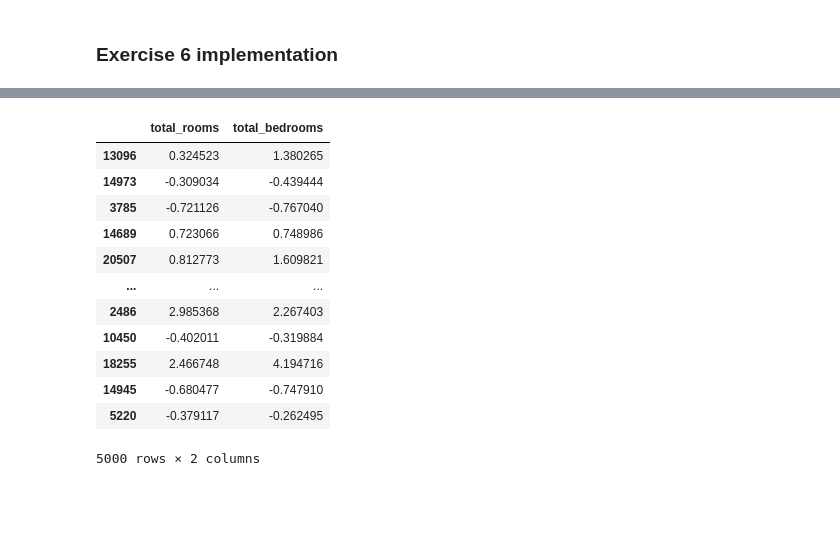
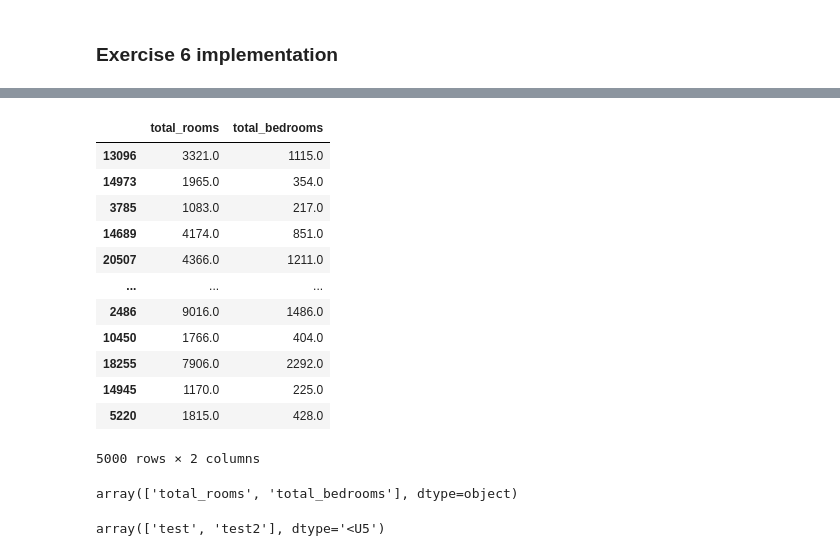
Before and after one commit to MiquelMarinoEspinosa/handson-ml3, a Jupyter notebook: 02_exercises.ipynb, the cells around one changed output, grey strips where cells are left out. Saved outputs shown, nothing was run; the diff lists cells and outputs as text; code cells hidden in the pictures; blank space fills up the shorter version.

Commit message:
fine tune my standard scaler

```diff
--- a/02_exercises.ipynb
+++ b/02_exercises.ipynb
@@ -2119,30 +2114,43 @@ class MyStandardScalerClone(BaseEstimator, TransformerMixin):
         return self
 
     def transform(self, X):
-        return (X - X.mean()) / X.std()
+        return (X - self.mean_) / self.std_
 
     def inverse_transform(self, X):
-        return (X + X.mean()) * X.std()
+        return (X * self.std_) + self.mean_
 
     def get_feature_names_out(self, input_features=None):
+        if not input_features:
+            return self.features_in_
         if self.features_in_.size > 0:
-            if self.features_in_.size == input_features.size:
-                return np.array(input_features)
+            input_features_np = np.array(input_features)
+            if self.features_in_.size == input_features_np.size:
+                return input_features_np
         return self.features_in_
-
-my_standard_scaler_clone = MyStandardScalerClone()
-my_standard_scaler_clone.fit_transform(housing_svr[['total_rooms', 'total_bedrooms']])
-# %% [output]
-|  | total_rooms | total_bedrooms |
-| 13096 | 0.324523 | 1.380265 |
-| 14973 | -0.309034 | -0.439444 |
-| 3785 | -0.721126 | -0.767040 |
-| 14689 | 0.723066 | 0.748986 |
-| 20507 | 0.812773 | 1.609821 |
-| ... | ... | ... |
-| 2486 | 2.985368 | 2.267403 |
-| 10450 | -0.402011 | -0.319884 |
-| 18255 | 2.466748 | 4.194716 |
-| 14945 | -0.680477 | -0.747910 |
-| 5220 | -0.379117 | -0.262495 |
-5000 rows × 2 columns
+# %%
+my_standard_scaler_clone = MyStandardScalerClone()
+my_standard_scaler_clone.inverse_transform(
+    my_standard_scaler_clone.fit_transform(housing_svr[['total_rooms', 'total_bedrooms']])
+)
+# %% [output]
+|  | total_rooms | total_bedrooms |
+| 13096 | 3321.0 | 1115.0 |
+| 14973 | 1965.0 | 354.0 |
+| 3785 | 1083.0 | 217.0 |
+| 14689 | 4174.0 | 851.0 |
+| 20507 | 4366.0 | 1211.0 |
+| ... | ... | ... |
+| 2486 | 9016.0 | 1486.0 |
+| 10450 | 1766.0 | 404.0 |
+| 18255 | 7906.0 | 2292.0 |
+| 14945 | 1170.0 | 225.0 |
+| 5220 | 1815.0 | 428.0 |
+5000 rows × 2 columns
+# %%
+my_standard_scaler_clone.get_feature_names_out()
+# %% [output]
+array(['total_rooms', 'total_bedrooms'], dtype=object)
+# %%
+my_standard_scaler_clone.get_feature_names_out(input_features=['test', 'test2'])
+# %% [output]
+array(['test', 'test2'], dtype='<U5')
```
Also changed, not shown: parts of 2 cells of this notebook.
